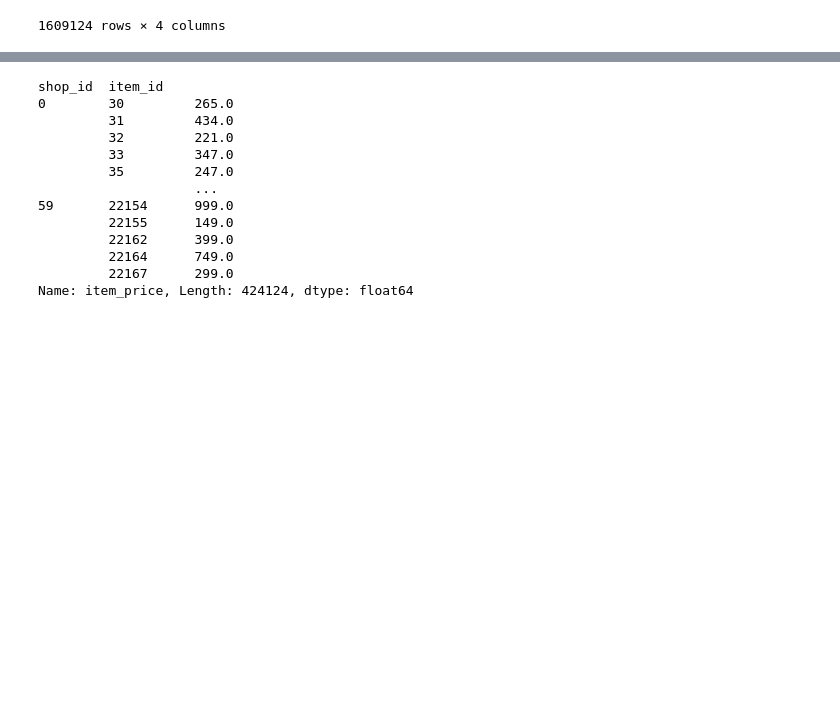
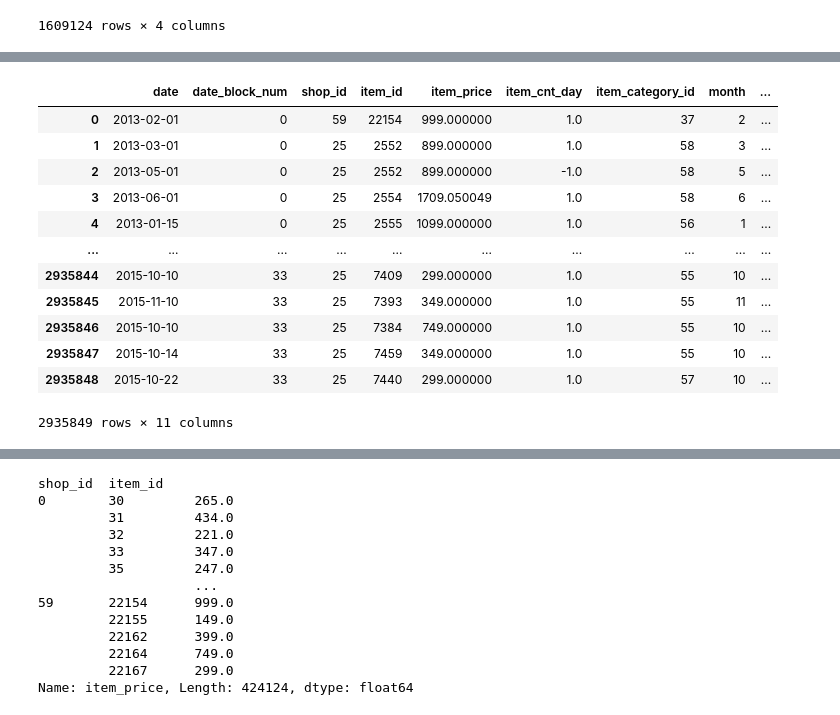
Before and after one commit to Codealist/future-sales-competition, a Jupyter notebook: notebooks/EDA_and_baseline.ipynb, the cells around one changed output, grey strips where cells are left out. Drawn from its saved outputs; the diff is of its cells as text; code cells hidden in the pictures; blank space fills up the shorter version.

```diff
--- a/notebooks/EDA_and_baseline.ipynb
+++ b/notebooks/EDA_and_baseline.ipynb
@@ -141,0 +146,18 @@ train.shape, q25.shape
+# %%
+train.merge(
+    q25.reset_index().rename({'item_price': 'mon_price_1qrt'}, axis=1),
+    on=['date_block_num', 'shop_id', 'item_id'])
+# %% [output]
+|  | date | date_block_num | shop_id | item_id | item_price | item_cnt_day | item_category_id | month | ... |
+| 0 | 2013-02-01 | 0 | 59 | 22154 | 999.000000 | 1.0 | 37 | 2 | ... |
+| 1 | 2013-03-01 | 0 | 25 | 2552 | 899.000000 | 1.0 | 58 | 3 | ... |
+| 2 | 2013-05-01 | 0 | 25 | 2552 | 899.000000 | -1.0 | 58 | 5 | ... |
+| 3 | 2013-06-01 | 0 | 25 | 2554 | 1709.050049 | 1.0 | 58 | 6 | ... |
+| 4 | 2013-01-15 | 0 | 25 | 2555 | 1099.000000 | 1.0 | 56 | 1 | ... |
+| ... | ... | ... | ... | ... | ... | ... | ... | ... | ... |
+| 2935844 | 2015-10-10 | 33 | 25 | 7409 | 299.000000 | 1.0 | 55 | 10 | ... |
+| 2935845 | 2015-11-10 | 33 | 25 | 7393 | 349.000000 | 1.0 | 55 | 11 | ... |
+| 2935846 | 2015-10-10 | 33 | 25 | 7384 | 749.000000 | 1.0 | 55 | 10 | ... |
+| 2935847 | 2015-10-14 | 33 | 25 | 7459 | 349.000000 | 1.0 | 55 | 10 | ... |
+| 2935848 | 2015-10-22 | 33 | 25 | 7440 | 299.000000 | 1.0 | 57 | 10 | ... |
+2935849 rows × 11 columns
```
Also changed, not shown: parts of 20 cells of this notebook, 1 other file.
